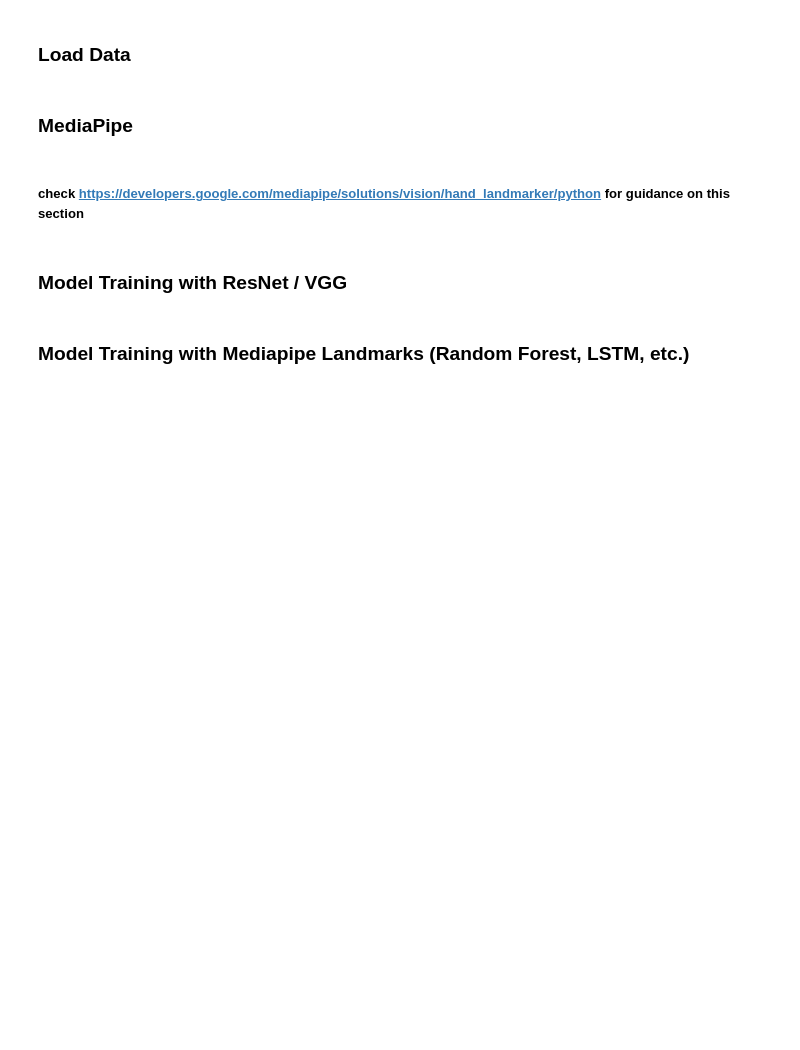
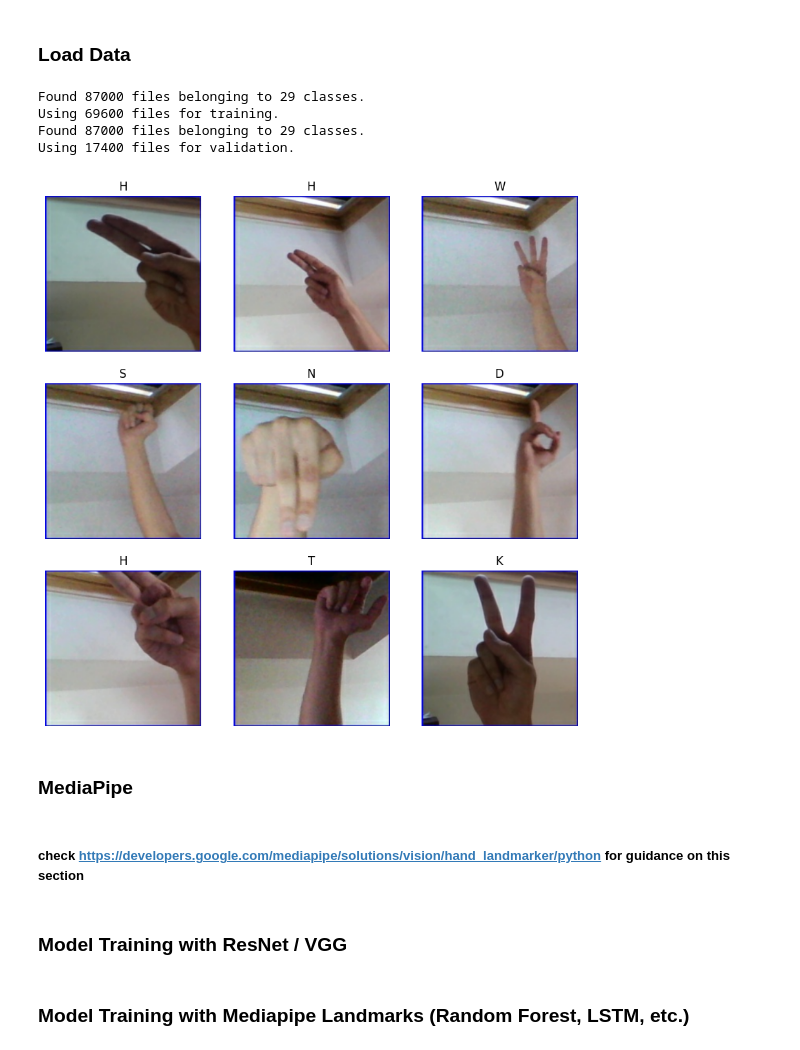
Before and after one commit to JacKugs/daml-aslalphabet, a Jupyter notebook: getting_started.ipynb, the cells around one changed output. Cells and saved outputs as stored; diff of their text form; code cells hidden in the pictures; blank space fills up the shorter version.

```diff
--- a/getting_started.ipynb
+++ b/getting_started.ipynb
@@ -13,6 +14,36 @@ import mediapipe as mp
 ## TO-DO: Load the ASL Alphabet dataset, using keras.preprocessing.image
 
 from keras.preprocessing.image import ImageDataGenerator
+import os
+train_data= pathlib.Path(os.path.expanduser("~/Desktop/DAML_ASL/archive/asl_alphabet_train/asl_alphabet_train")).with_suffix('')
+train_ds = tf.keras.utils.image_dataset_from_directory(
+  train_data,
+  validation_split=0.2,
+  subset="training",
+  seed=123)
+
+val_ds = tf.keras.utils.image_dataset_from_directory(train_data,
+  validation_split=0.2,
+  subset="validation",
+  seed=123)
+# %% [output]
+Found 87000 files belonging to 29 classes.
+Using 69600 files for training.
+Found 87000 files belonging to 29 classes.
+Using 17400 files for validation.
+# %%
+train_ds.class_names
+import matplotlib.pyplot as plt
+plt.imshow(imagenew)
+plt.figure(figsize=(10, 10))
+for images, labels in train_ds.take(1):
+  for i in range(9):
+    ax = plt.subplot(3, 3, i + 1)
+    plt.imshow(images[i].numpy().astype("uint8"))
+    plt.title(train_ds.class_names[labels[i]])
+    plt.axis("off")
+# %% [output]
+[figure, added]
 # %% [markdown]
 ### MediaPipe
 # %% [markdown]
```
Also changed, not shown: parts of 1 cell of this notebook.
